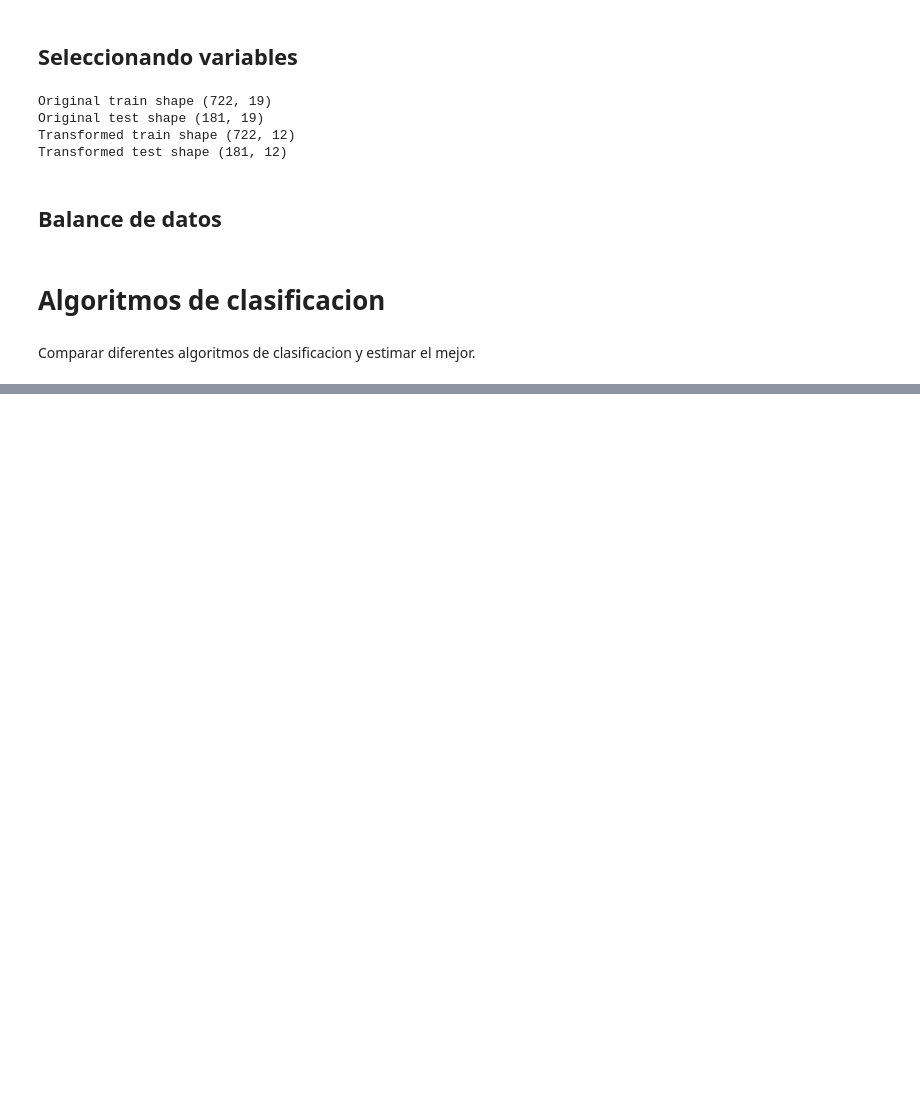
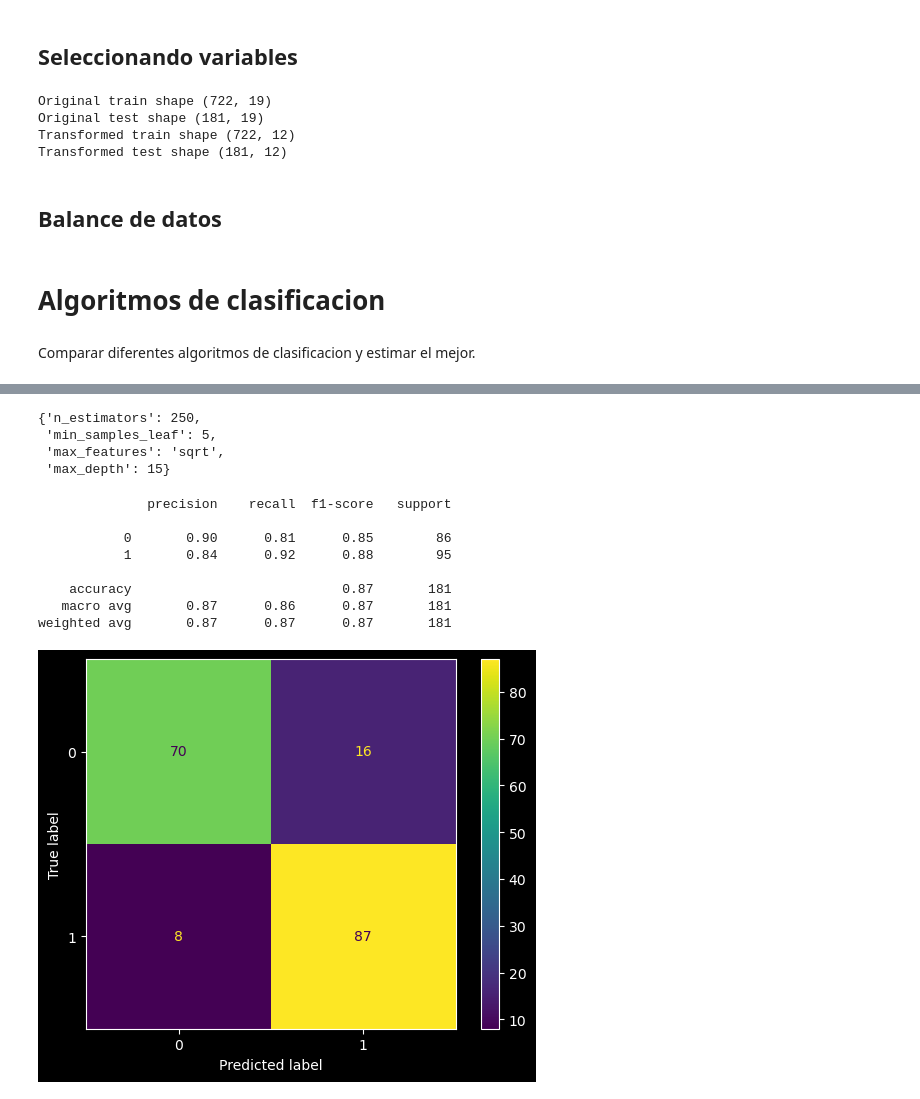
Before and after one commit to magpex13/heart-disease-classification, a Jupyter notebook: PREDICCION_DE_ENFERMEDADES_CARDIACAS.ipynb, the cells around one changed output, grey strips where cells are left out. Drawn from its saved outputs; the diff is of its cells as text; code cells hidden in the pictures; blank space fills up the shorter version.

```diff
--- a/PREDICCION_DE_ENFERMEDADES_CARDIACAS.ipynb
+++ b/PREDICCION_DE_ENFERMEDADES_CARDIACAS.ipynb
@@ -514,0 +581,27 @@ Comparar diferentes algoritmos de clasificacion y estimar el mejor.
+# %%
+from sklearn.ensemble import RandomForestClassifier
+from sklearn.model_selection import RandomizedSearchCV
+
+n_estimators = [int(x) for x in np.arange(50, 700, 50)]
+
+max_features = ['auto', 'sqrt', None, "log2"]
+
+max_depth = [int(x) for x in np.arange(5, 20, 5)]
+min_samples_leaf = [5, 10, 15]
+
+random_grid = {'n_estimators': n_estimators,
+               'max_features': max_features,
+               'max_depth': max_depth,
+               'min_samples_leaf': min_samples_leaf,
+               }
+
+RF_model = RandomForestClassifier()
+rf_random = RandomizedSearchCV(
+                estimator = RF_model,
+                param_distributions = random_grid,
+                n_iter = 100,
+                cv = 3,
+                verbose=2,
+                random_state=RANDOM_STATE,
+                n_jobs = -1)
+rf_random.fit(X_train_tr, y_train)
@@ -514,0 +620,24 @@ Comparar diferentes algoritmos de clasificacion y estimar el mejor.
+# %%
+rf_random.best_params_
+# %% [output]
+{'n_estimators': 250,
+ 'min_samples_leaf': 5,
+ 'max_features': 'sqrt',
+ 'max_depth': 15}
+# %%
+rfc = RandomForestClassifier(**rf_random.best_params_)
+rfc.fit(X_train_tr, y_train)
+y_pred = rfc.predict(X_test_tr)
+conf_mat=confusion_matrix(y_test,y_pred)
+cm_display = ConfusionMatrixDisplay(conf_mat).plot()
+print(classification_report(y_test,y_pred))
+# %% [output]
+              precision    recall  f1-score   support
+
+           0       0.90      0.81      0.85        86
+           1       0.84      0.92      0.88        95
+
+    accuracy                           0.87       181
+   macro avg       0.87      0.86      0.87       181
+weighted avg       0.87      0.87      0.87       181
+[figure, added]
```
Also changed, not shown: parts of 13 cells of this notebook.
